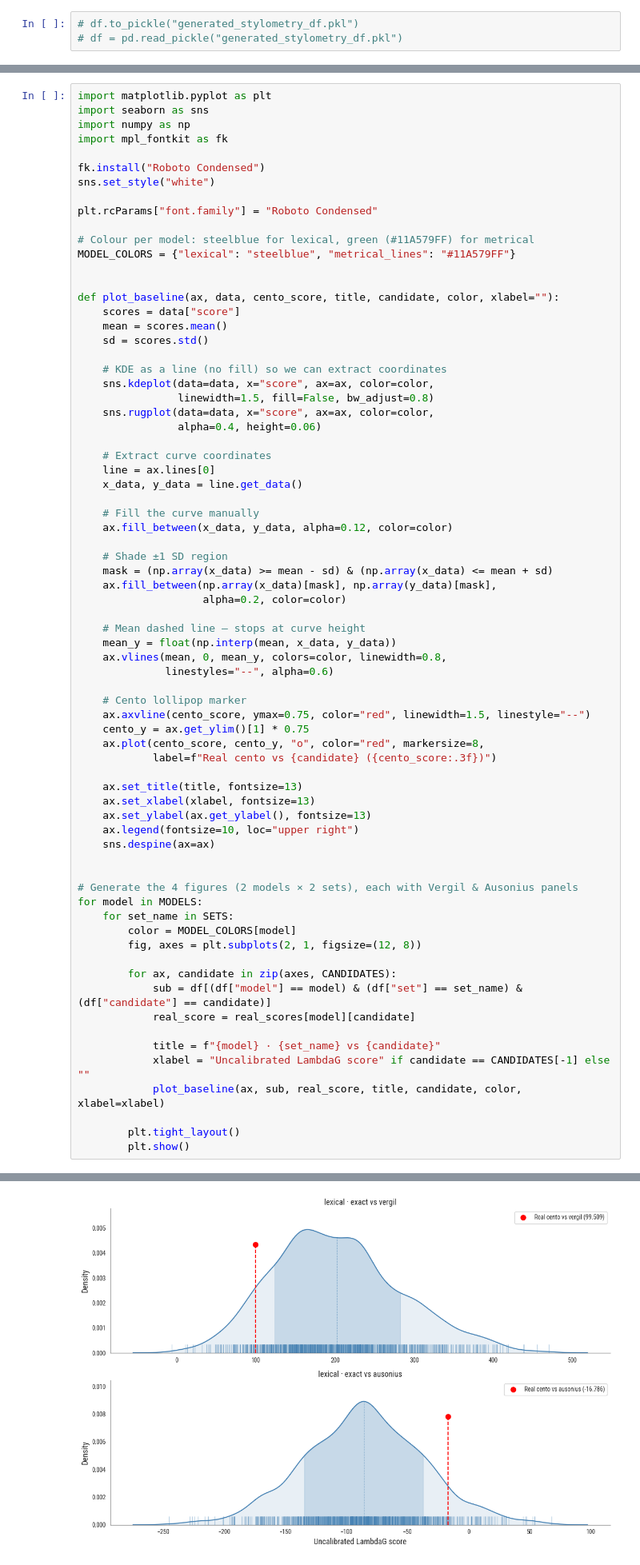
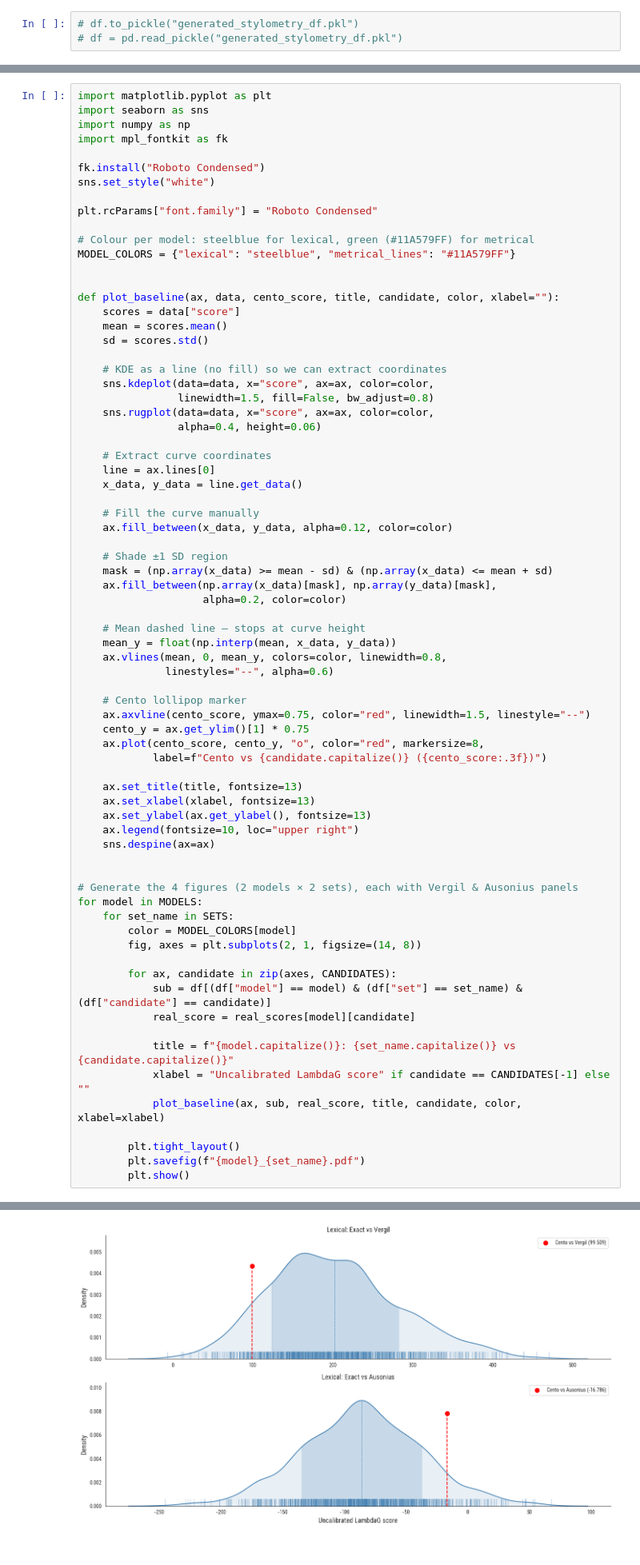
Before and after one commit to lascivaroma/cento, a Jupyter notebook: stylometry/cento_generated_analysis.ipynb, the cells around one changed output, grey strips where cells are left out. Shown at 80% size. Saved outputs shown, nothing was run; the diff lists cells and outputs as text.

Commit message:
save figures

```diff
--- a/stylometry/cento_generated_analysis.ipynb
+++ b/stylometry/cento_generated_analysis.ipynb
@@ -479,34 +479,35 @@ def plot_baseline(ax, data, cento_score, title, candidate, color, xlabel=""):
               linestyles="--", alpha=0.6)
 
     # Cento lollipop marker
     ax.axvline(cento_score, ymax=0.75, color="red", linewidth=1.5, linestyle="--")
     cento_y = ax.get_ylim()[1] * 0.75
     ax.plot(cento_score, cento_y, "o", color="red", markersize=8,
-            label=f"Real cento vs {candidate} ({cento_score:.3f})")
+            label=f"Cento vs {candidate.capitalize()} ({cento_score:.3f})")
 
     ax.set_title(title, fontsize=13)
     ax.set_xlabel(xlabel, fontsize=13)
     ax.set_ylabel(ax.get_ylabel(), fontsize=13)
     ax.legend(fontsize=10, loc="upper right")
     sns.despine(ax=ax)
 
 
 # Generate the 4 figures (2 models × 2 sets), each with Vergil & Ausonius panels
 for model in MODELS:
     for set_name in SETS:
         color = MODEL_COLORS[model]
-        fig, axes = plt.subplots(2, 1, figsize=(12, 8))
+        fig, axes = plt.subplots(2, 1, figsize=(14, 8))
 
         for ax, candidate in zip(axes, CANDIDATES):
             sub = df[(df["model"] == model) & (df["set"] == set_name) & (df["candidate"] == candidate)]
             real_score = real_scores[model][candidate]
 
-            title = f"{model} · {set_name} vs {candidate}"
+            title = f"{model.capitalize()}: {set_name.capitalize()} vs {candidate.capitalize()}"
             xlabel = "Uncalibrated LambdaG score" if candidate == CANDIDATES[-1] else ""
             plot_baseline(ax, sub, real_score, title, candidate, color, xlabel=xlabel)
 
         plt.tight_layout()
+        plt.savefig(f"{model}_{set_name}.pdf")
         plt.show()
 # %% [output]
 Font name: `Roboto Condensed`
-[figure, old version]
+[figure, new version]
```
Also changed, not shown: parts of 1 cell of this notebook.
